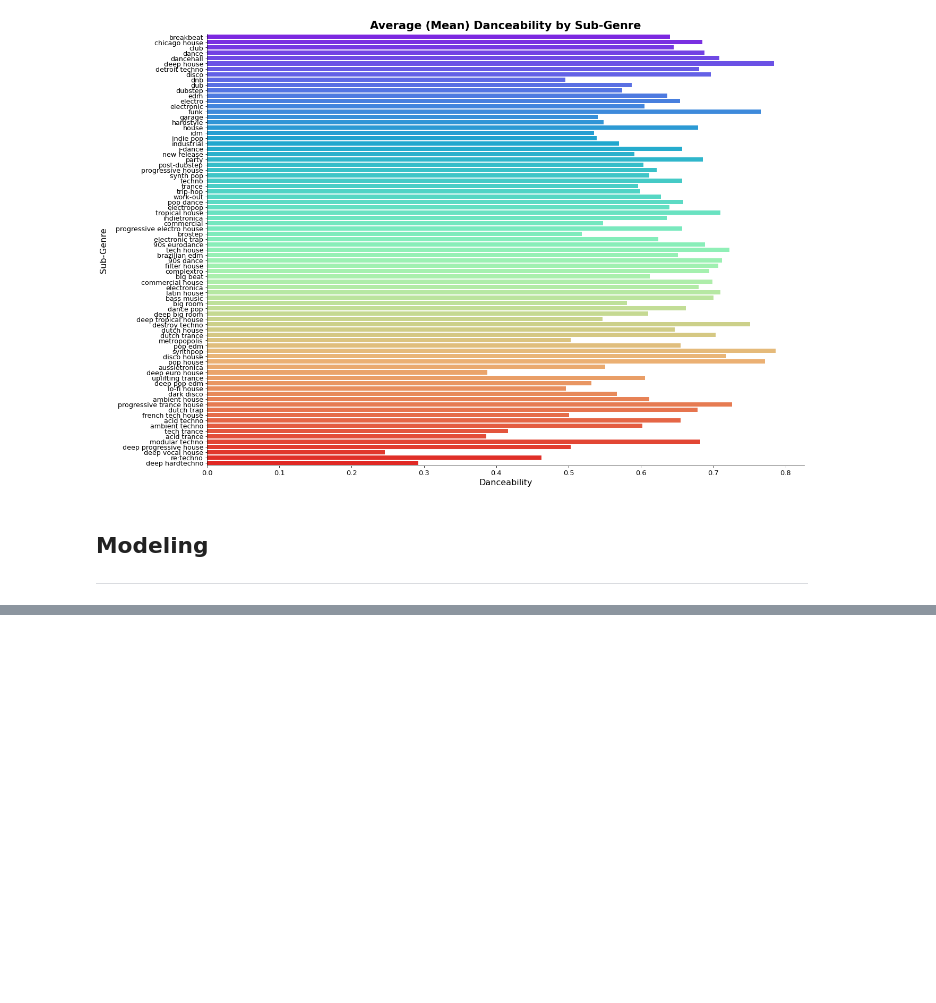
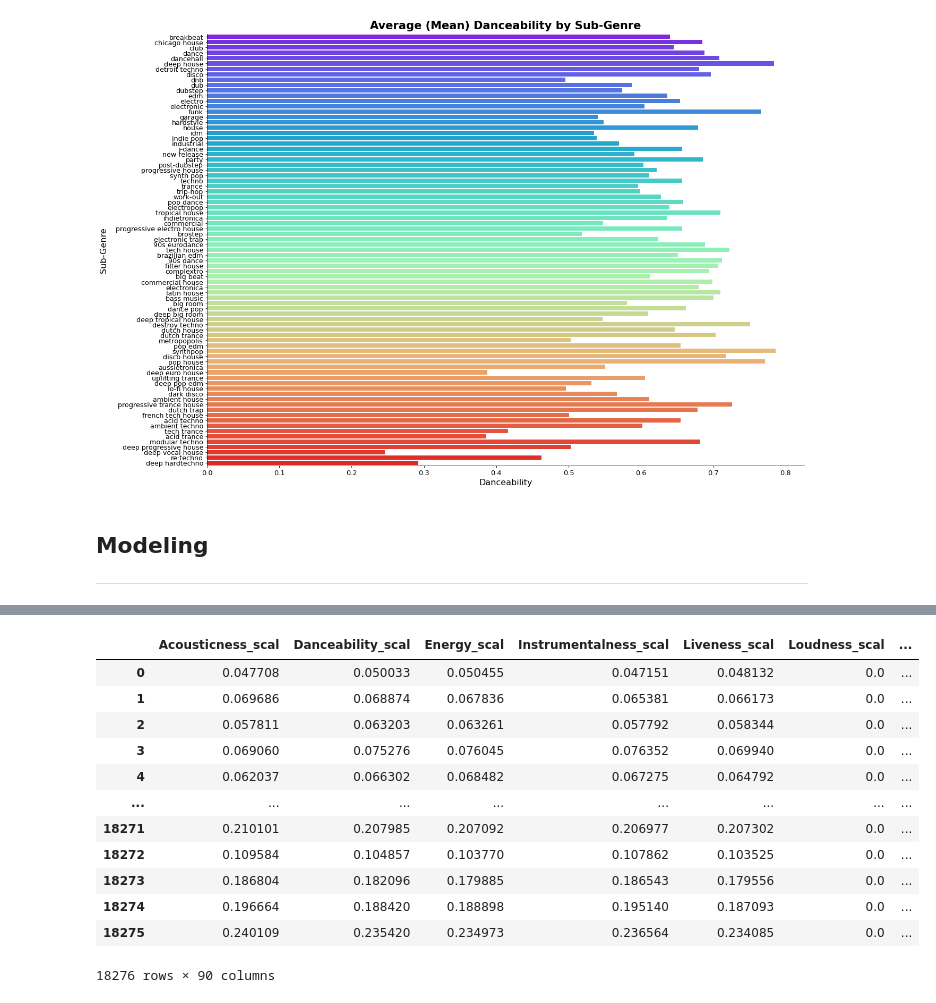
Before and after one commit to modernmediagrp/spotify-recommendation-system, a Jupyter notebook: main_notebook.ipynb, the cells around one changed output, grey strips where cells are left out. Cells and saved outputs as stored; diff of their text form; code cells hidden in the pictures; blank space fills up the shorter version.

```diff
--- a/main_notebook.ipynb
+++ b/main_notebook.ipynb
@@ -776,0 +805,35 @@ plt.title('Average (Mean) Danceability by Sub-Genre', fontsize=21,
+# %%
+scaled_features = MinMaxScaler().fit_transform([
+  final_dataset['Acousticness'].values,
+  final_dataset['Danceability'].values,
+  final_dataset['Energy'].values,
+  final_dataset['Instrumentalness'].values,
+  final_dataset['Liveness'].values,
+  final_dataset['Loudness'].values,
+  final_dataset['Speechiness'].values,
+  final_dataset['BPM'].values,
+  final_dataset['Valence'].values])
+
+model_df = pd.DataFrame()
+
+model_df[['Acousticness_scal','Danceability_scal','Energy_scal',
+               'Instrumentalness_scal','Liveness_scal','Loudness_scal',
+               'Speechiness_scal','Tempo_scal','Valence_scal']] = scaled_features.T
+
+model_df = model_df.join(genre_OHE)
+
+model_df
+# %% [output]
+|  | Acousticness_scal | Danceability_scal | Energy_scal | Instrumentalness_scal | Liveness_scal | Loudness_scal | ... |
+| 0 | 0.047708 | 0.050033 | 0.050455 | 0.047151 | 0.048132 | 0.0 | ... |
+| 1 | 0.069686 | 0.068874 | 0.067836 | 0.065381 | 0.066173 | 0.0 | ... |
+| 2 | 0.057811 | 0.063203 | 0.063261 | 0.057792 | 0.058344 | 0.0 | ... |
+| 3 | 0.069060 | 0.075276 | 0.076045 | 0.076352 | 0.069940 | 0.0 | ... |
+| 4 | 0.062037 | 0.066302 | 0.068482 | 0.067275 | 0.064792 | 0.0 | ... |
+| ... | ... | ... | ... | ... | ... | ... | ... |
+| 18271 | 0.210101 | 0.207985 | 0.207092 | 0.206977 | 0.207302 | 0.0 | ... |
+| 18272 | 0.109584 | 0.104857 | 0.103770 | 0.107862 | 0.103525 | 0.0 | ... |
+| 18273 | 0.186804 | 0.182096 | 0.179885 | 0.186543 | 0.179556 | 0.0 | ... |
+| 18274 | 0.196664 | 0.188420 | 0.188898 | 0.195140 | 0.187093 | 0.0 | ... |
+| 18275 | 0.240109 | 0.235420 | 0.234973 | 0.236564 | 0.234085 | 0.0 | ... |
+18276 rows × 90 columns
```
Also changed, not shown: parts of 26 cells of this notebook.
